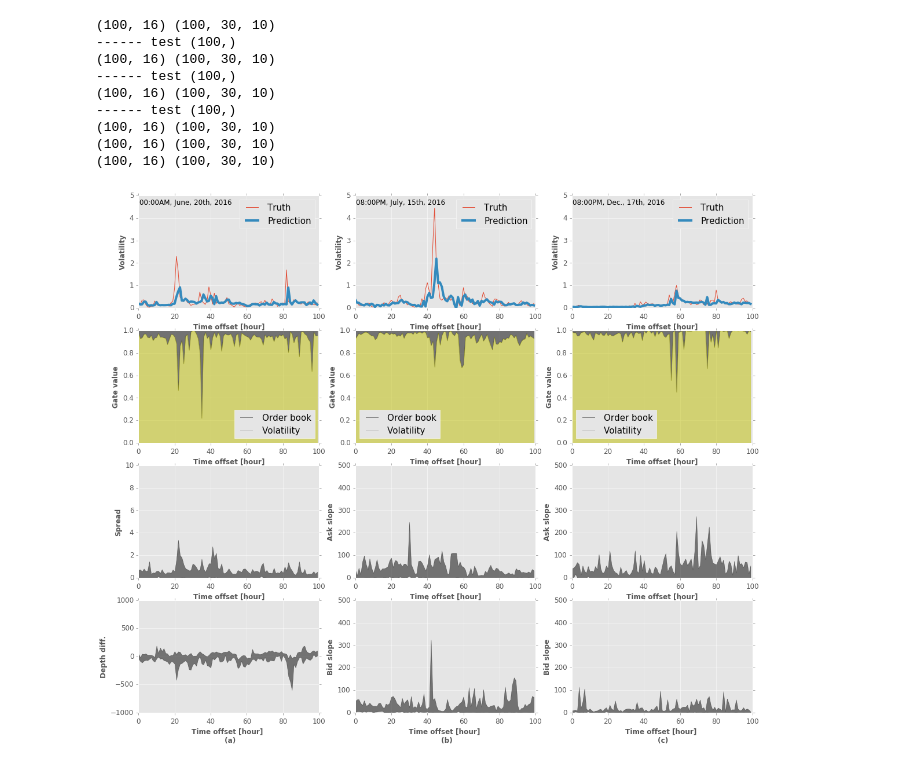
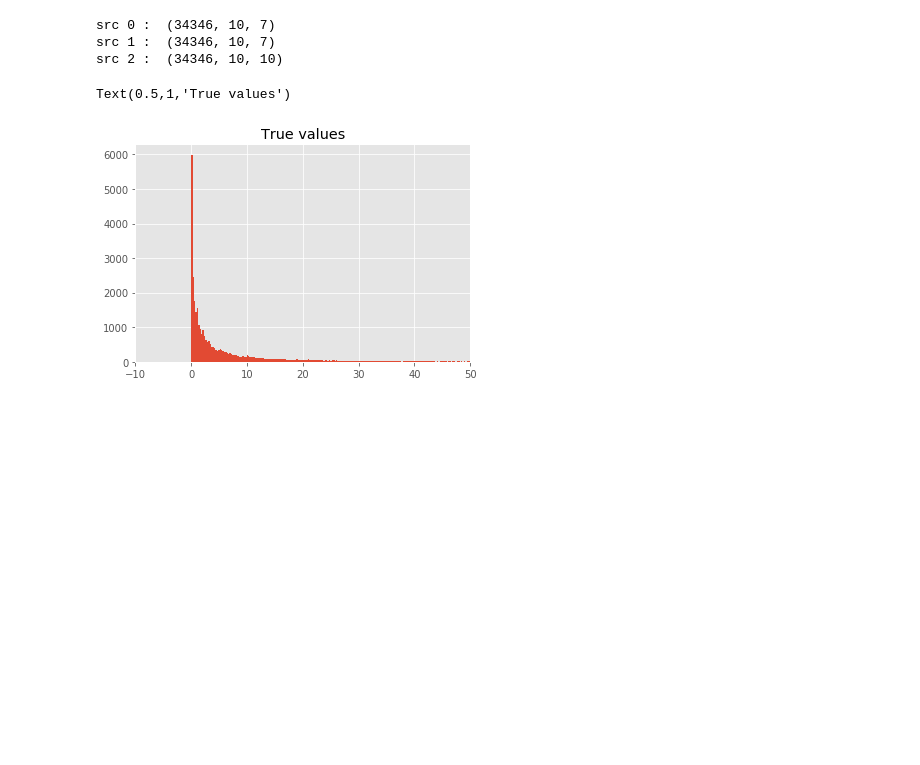
Before and after one commit to weilai0980/MixtureEnsemble, a Jupyter notebook: result_analysis.ipynb, the cells around one changed output. Saved outputs shown, nothing was run; the diff lists cells and outputs as text; code cells hidden in the pictures; blank space fills up the shorter version.

```diff
--- a/result_analysis.ipynb
+++ b/result_analysis.ipynb
@@ -1778,20 +12,0 @@ for i in range(roll_len + 1, interval_num+1):
-# %%
-# final sample
-
-y_range = [5, 5, 5]
-feature_range = [ [ [0,10], [-1000, 1000] ], [ [0,500], [0,500] ], \
-                  [ [0, 500], [0, 500] ] ]
-
-sample_group( [ 9, 10, 15 ], [ [600, 700], [500, 600], [620, 720] ],\
-              [ [0, 7], [9, 8], [9, 8] ], feature_range, y_range, range(5, 10) )
-# %% [output]
-(100, 16) (100, 30, 10)
------- test (100,)
-(100, 16) (100, 30, 10)
------- test (100,)
-(100, 16) (100, 30, 10)
------- test (100,)
-(100, 16) (100, 30, 10)
-(100, 16) (100, 30, 10)
-(100, 16) (100, 30, 10)
-[figure, removed]
@@ -1797,0 +146,37 @@ sample_group( [ 9, 10, 15 ], [ [600, 700], [500, 600], [620, 720] ],\
+# %%
+
+gaussian_lk_inv = ["py_gaussian_lk_inv_none_none",
+      "py_gaussian_lk_inv_independent_none",
+      "py_gaussian_lk_inv_markov_constant_diff_sq",
+      "py_gaussian_lk_inv_markov_scalar_diff_sq",
+      "py_gaussian_lk_inv_markov_vector_diff_sq",
+      "py_gaussian_lk_inv_markov_pos_neg_diff_sq"]
+
+
+gaussian_lk = ["py_gaussian_lk_none_none",
+      "py_gaussian_lk_independent_none",
+      "py_gaussian_lk_markov_constant_diff_sq",
+      "py_gaussian_lk_markov_scalar_diff_sq",
+      "py_gaussian_lk_markov_vector_diff_sq",
+      "py_gaussian_lk_markov_pos_neg_diff_sq"
+     ]
+
+
+path_data = "../dataset/bitcoin/double_trx_ob_10/"
+
+ts_dta = pickle.load(open(path_data + 'test.p', "rb"), encoding = 'latin1')
+
+ts_x, ts_y = data_reshape(ts_dta,
+                          bool_target_seperate = False)
+
+fig, ax = plt.subplots();
+
+ax.hist(ts_y, 2000);
+ax.set_xlim([-10, 50])
+ax.set_title("True values")
+# %% [output]
+src 0 :  (34346, 10, 7)
+src 1 :  (34346, 10, 7)
+src 2 :  (34346, 10, 10)
+Text(0.5,1,'True values')
+[figure, added]
```
Also changed, not shown: parts of 35 cells of this notebook, 3 other files.
